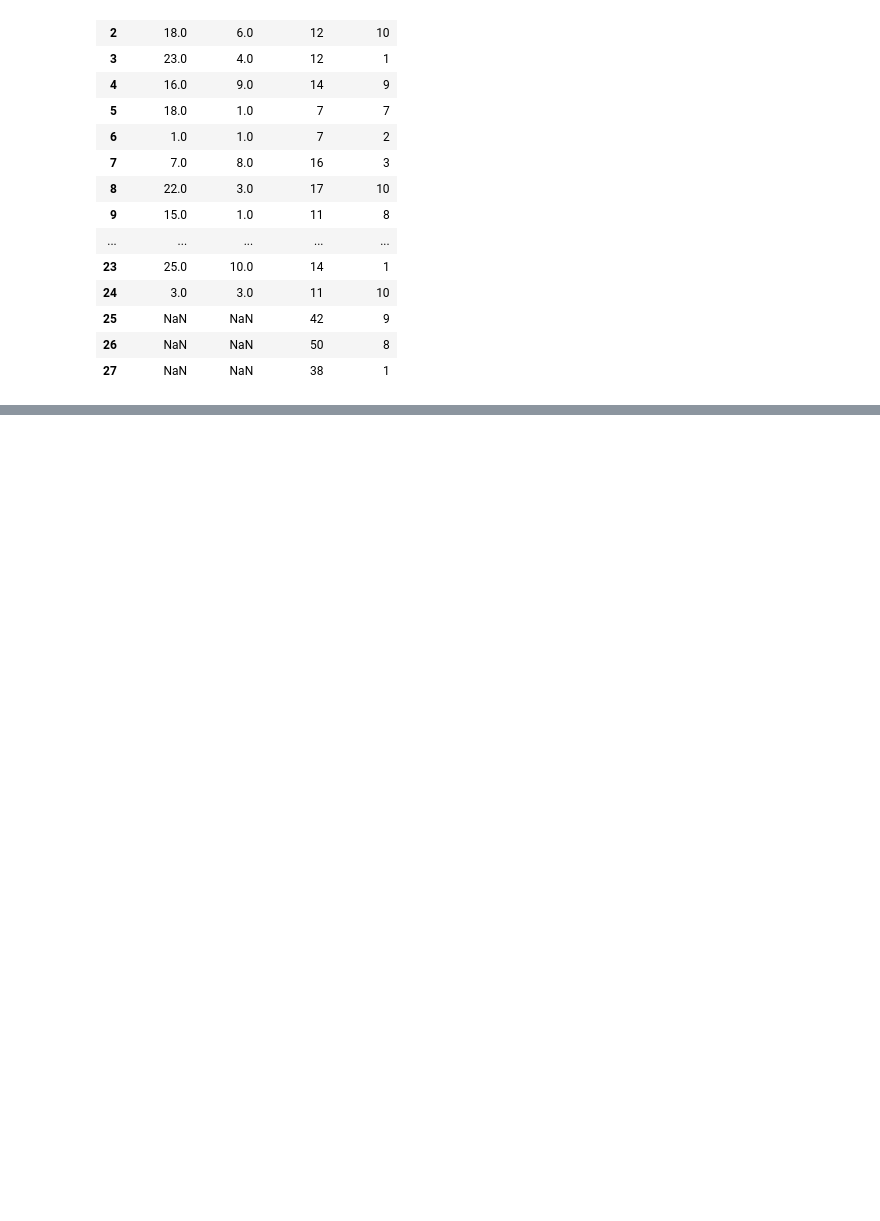
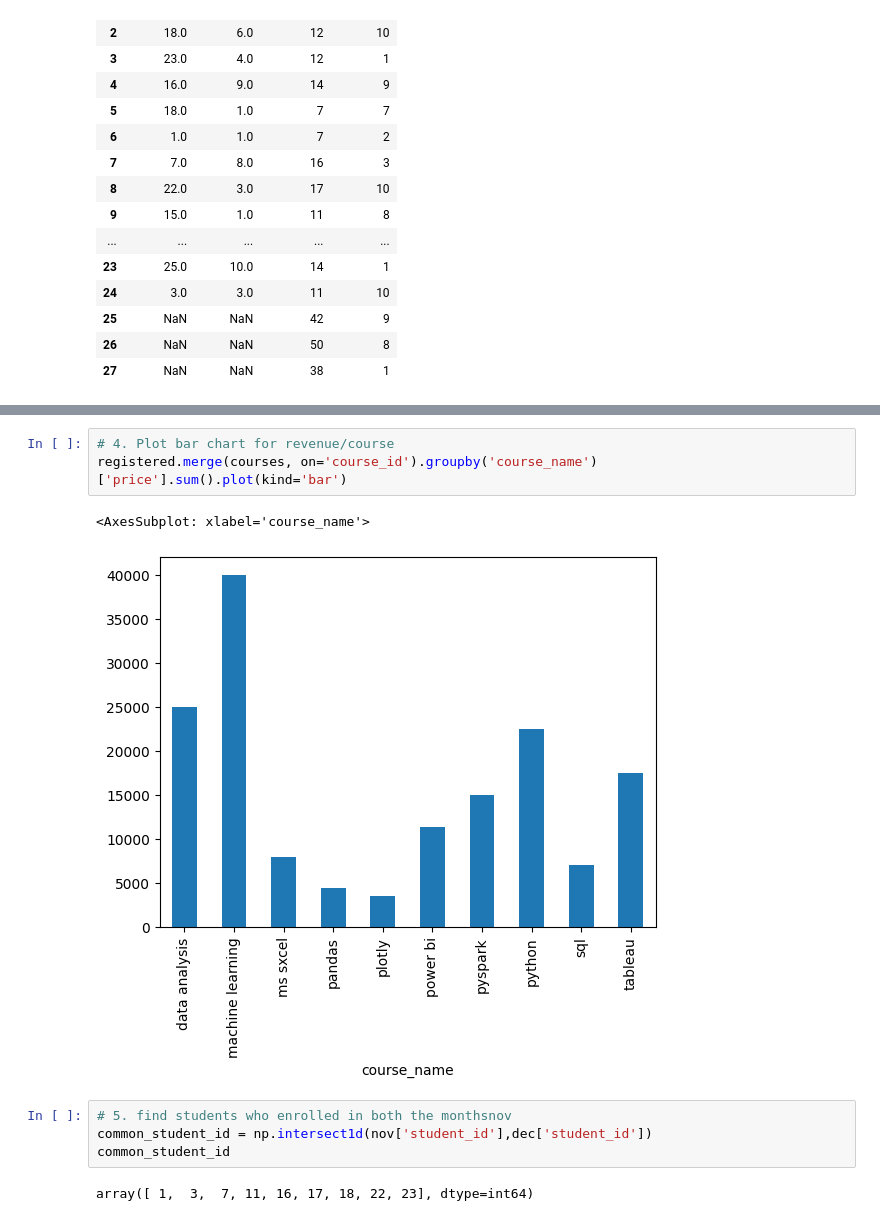
Before and after one commit to akashpagi/PANDAS-LIBRARY-FOR-DATA-SCIENCE, a Jupyter notebook: SESSION 20 - MERGING JOINING & CONCATENATION.ipynb, the cells around one changed output, grey strips where cells are left out. Saved outputs shown, nothing was run; the diff lists cells and outputs as text; blank space fills up the shorter version.

Commit message:
Merge() function and Joins and their examples

```diff
--- a/SESSION 20 - MERGING JOINING & CONCATENATION.ipynb
+++ b/SESSION 20 - MERGING JOINING & CONCATENATION.ipynb
@@ -138,0 +318,12 @@ pd.concat([nov,dec], axis=1)
+# %%
+# 4. Plot bar chart for revenue/course
+registered.merge(courses, on='course_id').groupby('course_name')['price'].sum().plot(kind='bar')
+# %% [output]
+<AxesSubplot: xlabel='course_name'>
+[figure, added]
+# %%
+# 5. find students who enrolled in both the monthsnov
+common_student_id = np.intersect1d(nov['student_id'],dec['student_id'])
+common_student_id
+# %% [output]
+array([ 1,  3,  7, 11, 16, 17, 18, 22, 23], dtype=int64)
```
Also changed, not shown: parts of 29 cells of this notebook.
